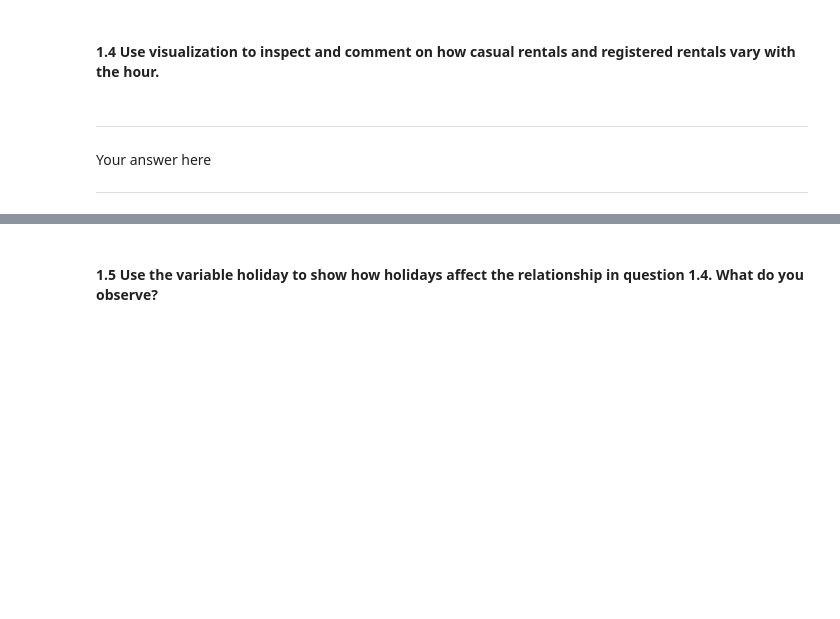
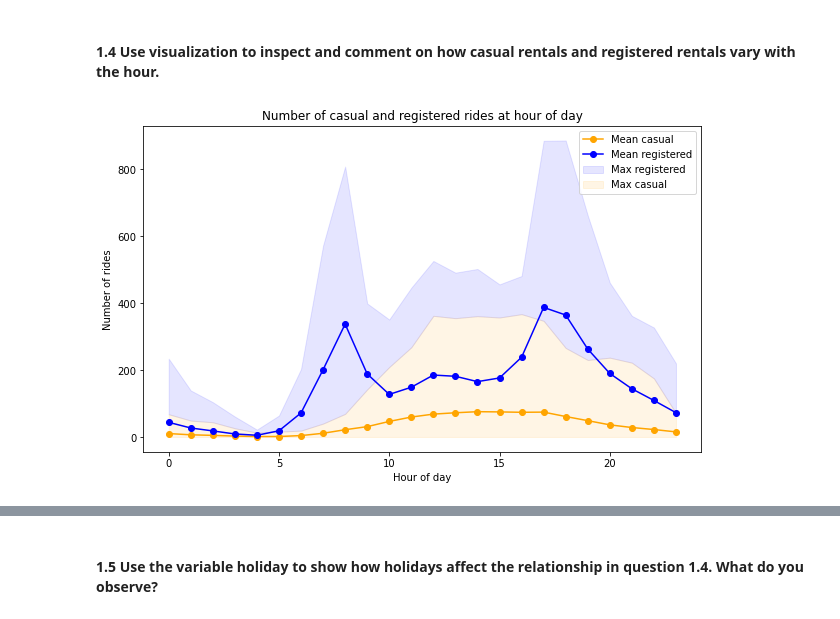
Before and after one commit to lucasresck/foundations-of-data-science, a Jupyter notebook: cs109a_hw3/cs109a_hw3.ipynb, the cells around one changed output, grey strips where cells are left out. Saved outputs shown, nothing was run; the diff lists cells and outputs as text; code cells hidden in the pictures; blank space fills up the shorter version.

```diff
--- a/cs109a_hw3/cs109a_hw3.ipynb
+++ b/cs109a_hw3/cs109a_hw3.ipynb
@@ -119,0 +114,5 @@ Your answer here
+# %%
+# your code here
+
+bikes_df = pd.read_csv('data/BSS_hour_raw.csv', parse_dates=['dteday'])
+bikes_df.sample(5)
@@ -127,0 +178,7 @@ Your answer here
+# %%
+# your code here
+
+bikes_df['year'] = bikes_df.dteday.dt.year.apply(lambda x: 0 if x == 2011 else 1)
+bikes_df['month'] = bikes_df.dteday.dt.month
+bikes_df['counts'] = bikes_df.casual + bikes_df.registered
+bikes_df.sample(5)
@@ -132,3 +194,45 @@ Your answer here
-# %% [markdown]
-<HR>
-Your answer here<HR>
+# %%
+# your code here
+
+casual_mean = bikes_df[['hour', 'casual']].groupby('hour').mean()
+casual_max = bikes_df[['hour', 'casual']].groupby('hour').max()
+registered_mean = bikes_df[['hour', 'registered']].groupby('hour').mean()
+registered_max = bikes_df[['hour', 'registered']].groupby('hour').max()
+
+fig, ax = plt.subplots(figsize=(10, 6))
+ax.fill_between(
+    registered_max.index,
+    registered_max.registered,
+    casual_max.casual,
+    alpha=0.1,
+    color='blue',
+    label='Max registered'
+)
+ax.fill_between(
+    casual_max.index,
+    casual_max.casual,
+    alpha=0.1,
+    color='orange',
+    label='Max casual'
+)
+ax.plot(
+    casual_mean.index,
+    casual_mean.casual,
+    marker='o',
+    color='orange',
+    label='Mean casual'
+)
+ax.plot(
+    registered_mean.index,
+    registered_mean.registered,
+    marker='o',
+    color='blue',
+    label='Mean registered'
+)
+ax.legend()
+ax.set_title('Number of casual and registered rides at hour of day')
+ax.set_xlabel('Hour of day')
+ax.set_ylabel('Number of rides')
+plt.show()
+# %% [output]
+[figure, added]
```
Also changed, not shown: parts of 21 cells of this notebook.
